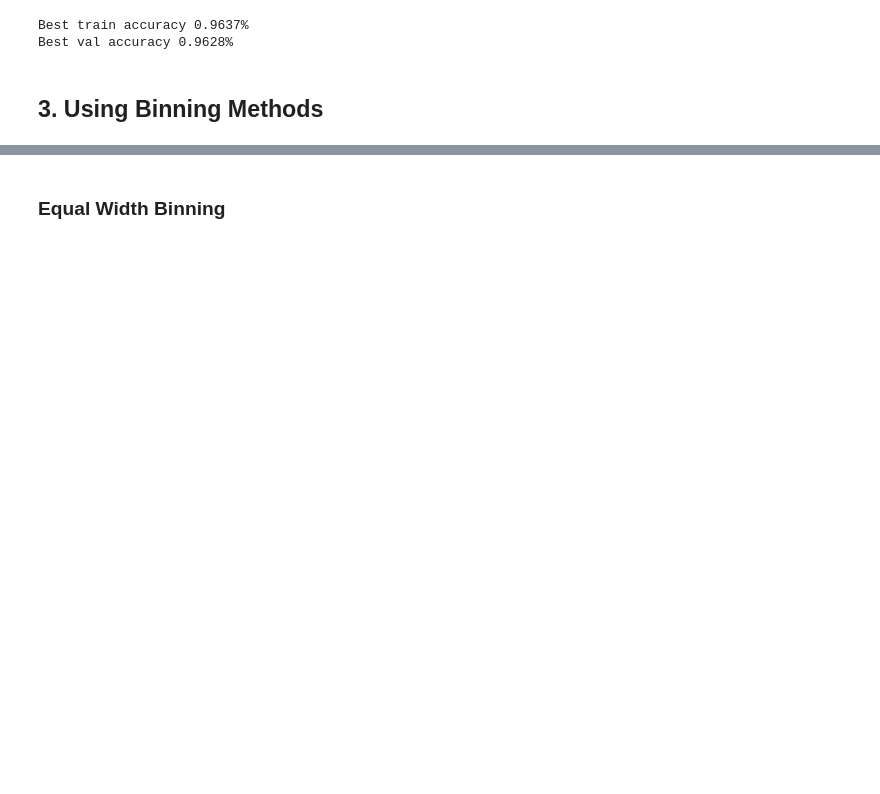
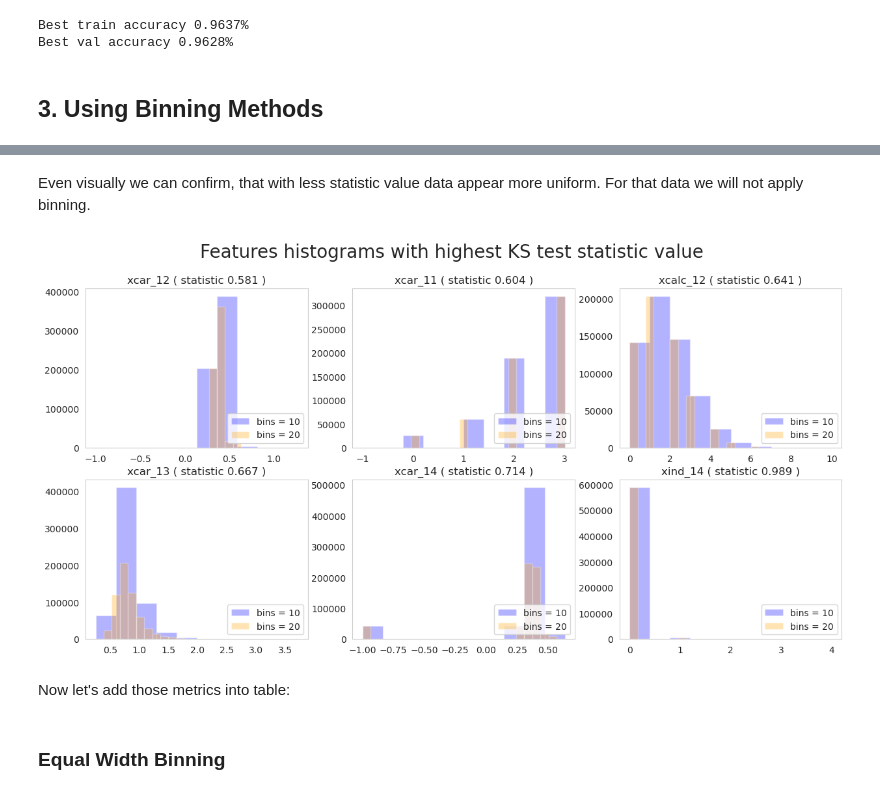
Before and after one commit to nickobard/Data-Preprocessing-Course, a Jupyter notebook: 02/02_homework.ipynb, the cells around one changed output, grey strips where cells are left out. Cells and saved outputs as stored; diff of their text form; code cells hidden in the pictures; blank space fills up the shorter version.

```diff
--- a/02/02_homework.ipynb
+++ b/02/02_homework.ipynb
@@ -232,2 +322,19 @@ Binning has following drawbacks:
+# %% [markdown]
+Even visually we can confirm, that with less statistic value data appear more uniform. For that data we will not apply binning.
+# %%
+fig, axes = plt.subplots(nrows=n // 3, ncols=3, figsize=(15, 7))
+for idx, item in enumerate(top_n_highest_statistic):
+    feature, statistic = item
+    ax = axes[idx // 3][idx % 3]
+    ax.hist(df_numeric[feature], bins=10, alpha=0.3, color='blue', label='bins = 10')
+    ax.hist(df_numeric[feature], bins=25, alpha=0.3, color='orange', label='bins = 20')
+    ax.set_title(f'{feature} ( statistic {statistic:.3f} )')
+    ax.grid(False)
+    ax.legend(loc='lower right')
+_ = fig.suptitle('Features histograms with highest KS test statistic value', fontsize=20)
+# %% [output]
+[figure, added]
+# %% [markdown]
+Now let's add those metrics into table:
 # %% [markdown]
 ### Equal Width Binning
```
Also changed, not shown: parts of 26 cells of this notebook.
